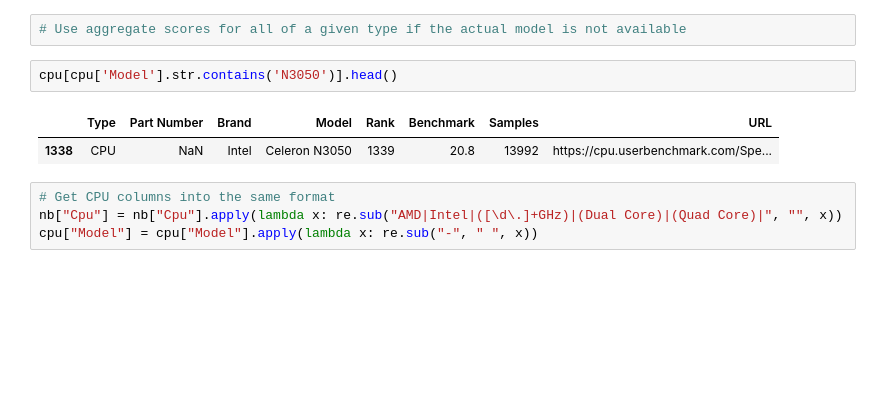
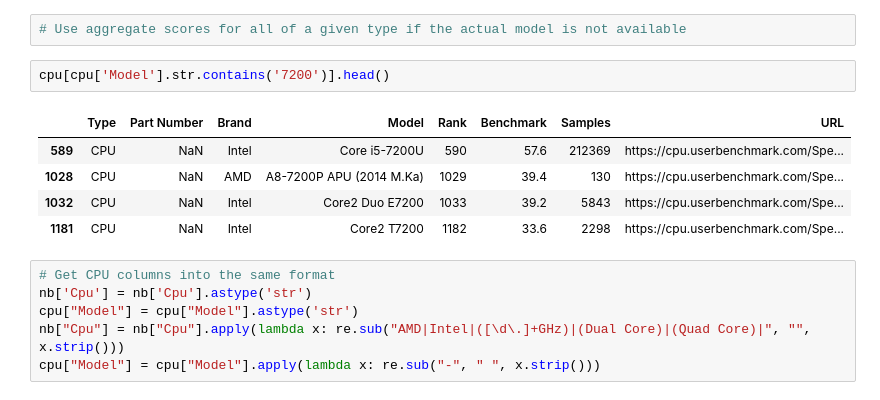
Before and after one commit to Aurathic/Bitcamp-2022, a Jupyter notebook: scraping/aggregate_data.ipynb, the cells around one changed output. Drawn from its saved outputs; the diff is of its cells as text; blank space fills up the shorter version.

```diff
--- a/scraping/aggregate_data.ipynb
+++ b/scraping/aggregate_data.ipynb
@@ -50,11 +50,16 @@ nb[nb['Cpu'].str.contains('Ryzen')].head()
 # %%
 # Use aggregate scores for all of a given type if the actual model is not available
 # %%
-cpu[cpu['Model'].str.contains('N3050')].head()
+cpu[cpu['Model'].str.contains('7200')].head()
 # %% [output]
 |  | Type | Part Number | Brand | Model | Rank | Benchmark | Samples | URL |
-| 1338 | CPU | NaN | Intel | Celeron N3050 | 1339 | 20.8 | 13992 | https://cpu.userbenchmark.com/Spe... |
+| 589 | CPU | NaN | Intel | Core i5-7200U | 590 | 57.6 | 212369 | https://cpu.userbenchmark.com/Spe... |
+| 1028 | CPU | NaN | AMD | A8-7200P APU (2014 M.Ka) | 1029 | 39.4 | 130 | https://cpu.userbenchmark.com/Spe... |
+| 1032 | CPU | NaN | Intel | Core2 Duo E7200 | 1033 | 39.2 | 5843 | https://cpu.userbenchmark.com/Spe... |
+| 1181 | CPU | NaN | Intel | Core2 T7200 | 1182 | 33.6 | 2298 | https://cpu.userbenchmark.com/Spe... |
 # %%
 # Get CPU columns into the same format
-nb["Cpu"] = nb["Cpu"].apply(lambda x: re.sub("AMD|Intel|([\d\.]+GHz)|(Dual Core)|(Quad Core)|", "", x))
-cpu["Model"] = cpu["Model"].apply(lambda x: re.sub("-", " ", x))
+nb['Cpu'] = nb['Cpu'].astype('str')
+cpu["Model"] = cpu["Model"].astype('str')
+nb["Cpu"] = nb["Cpu"].apply(lambda x: re.sub("AMD|Intel|([\d\.]+GHz)|(Dual Core)|(Quad Core)|", "", x.strip()))
+cpu["Model"] = cpu["Model"].apply(lambda x: re.sub("-", " ", x.strip()))
```
Also changed, not shown: parts of 4 cells of this notebook, 2 other files.
